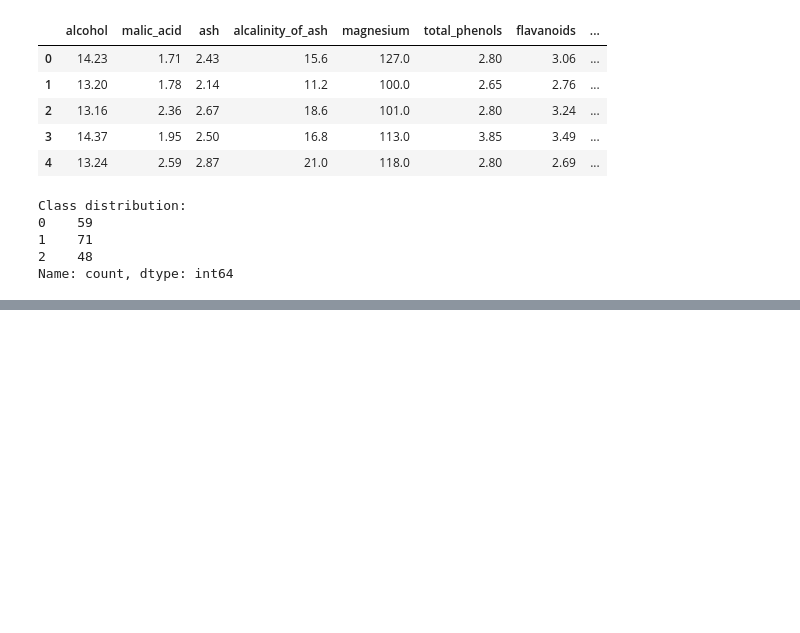
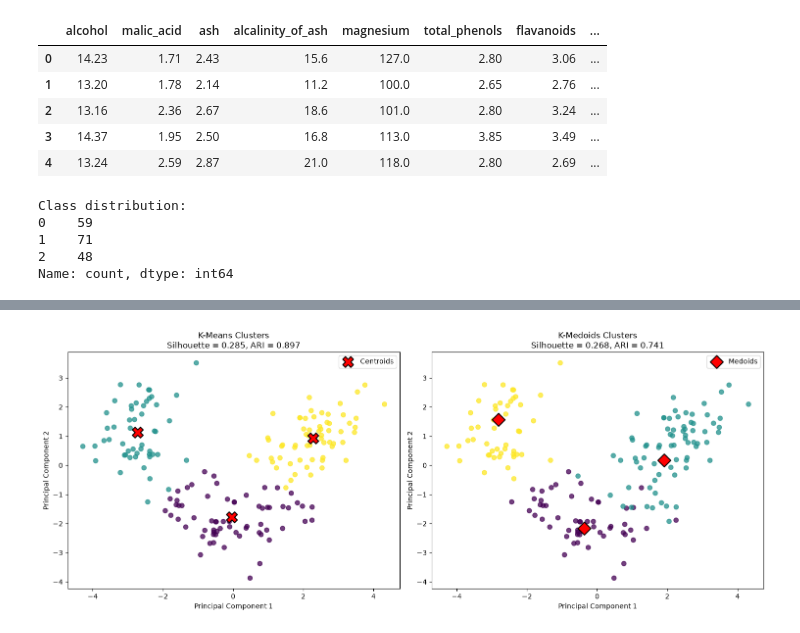
Before and after one commit to smore38997/MSCS_634_Lab_3, a Jupyter notebook: MSCS_634_Lab_3.ipynb, the cells around one changed output, grey strips where cells are left out. Saved outputs shown, nothing was run; the diff lists cells and outputs as text; code cells hidden in the pictures; blank space fills up the shorter version.

Commit message:
Added STEP 3 and 4

```diff
--- a/MSCS_634_Lab_3.ipynb
+++ b/MSCS_634_Lab_3.ipynb
@@ -62,0 +243,84 @@ print(X.isnull().sum().sum())
+# %%
+#STEP 4
+
+# PCA projection to two dimensions
+pca = PCA(n_components=2)
+X_pca = pca.fit_transform(X_scaled)
+
+# Project K-Means centroids into PCA space
+kmeans_centers_pca = pca.transform(kmeans.cluster_centers_)
+
+# Project K-Medoids observations into PCA space
+kmedoids_centers_pca = X_pca[medoid_indices]
+
+print(f"Variance explained by PC1: {pca.explained_variance_ratio_[0]:.2%}")
+print(f"Variance explained by PC2: {pca.explained_variance_ratio_[1]:.2%}")
+print(f"Total variance explained by two PCs: {pca.explained_variance_ratio_.sum():.2%}")
+
+
+# Side-by-side comparison
+fig, axes = plt.subplots(1, 2, figsize=(15, 6))
+
+# K-Means
+axes[0].scatter(
+    X_pca[:, 0], X_pca[:, 1],
+    c=kmeans_labels,
+    cmap="viridis",
+    s=45,
+    alpha=0.75
+)
+axes[0].scatter(
+    kmeans_centers_pca[:, 0],
+    kmeans_centers_pca[:, 1],
+    marker="X",
+    s=250,
+    c="red",
+    edgecolor="black",
+    linewidth=1.5,
+    label="Centroids"
+)
+axes[0].set_title(
+    f"K-Means Clusters\nSilhouette = {kmeans_silhouette:.3f}, ARI = {kmeans_ari:.3f}"
+)
+axes[0].set_xlabel("Principal Component 1")
+axes[0].set_ylabel("Principal Component 2")
+axes[0].legend()
+
+# K-Medoids
+axes[1].scatter(
+    X_pca[:, 0], X_pca[:, 1],
+    c=kmedoids_labels,
+    cmap="viridis",
+    s=45,
+    alpha=0.75
+)
+axes[1].scatter(
+    kmedoids_centers_pca[:, 0],
+    kmedoids_centers_pca[:, 1],
+    marker="D",
+    s=180,
+    c="red",
+    edgecolor="black",
+    linewidth=1.5,
+    label="Medoids"
+)
+axes[1].set_title(
+    f"K-Medoids Clusters\nSilhouette = {kmedoids_silhouette:.3f}, ARI = {kmedoids_ari:.3f}"
+)
+axes[1].set_xlabel("Principal Component 1")
+axes[1].set_ylabel("Principal Component 2")
+axes[1].legend()
+
+plt.tight_layout()
+plt.show()
+
+
+# Numerical comparison table
+results = pd.DataFrame({
+    "Algorithm": ["K-Means", "K-Medoids"],
+    "Silhouette Score": [kmeans_silhouette, kmedoids_silhouette],
+    "Adjusted Rand Index (ARI)": [kmeans_ari, kmedoids_ari]
+})
+
+display(results.round(4))
+# %% [output]
@@ -62,0 +330 @@ print(X.isnull().sum().sum())
+[figure, added]
```
Also changed, not shown: parts of 4 cells of this notebook.
